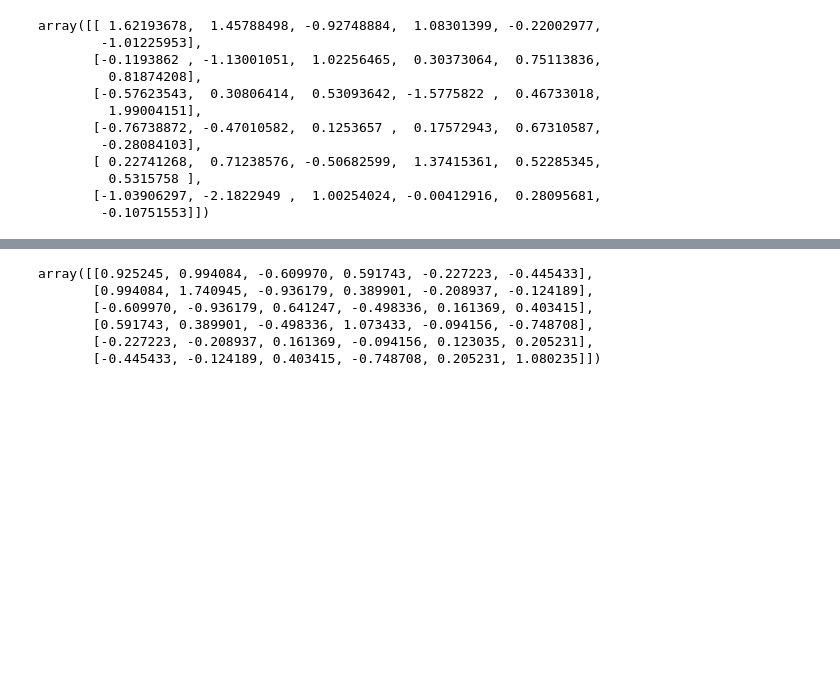
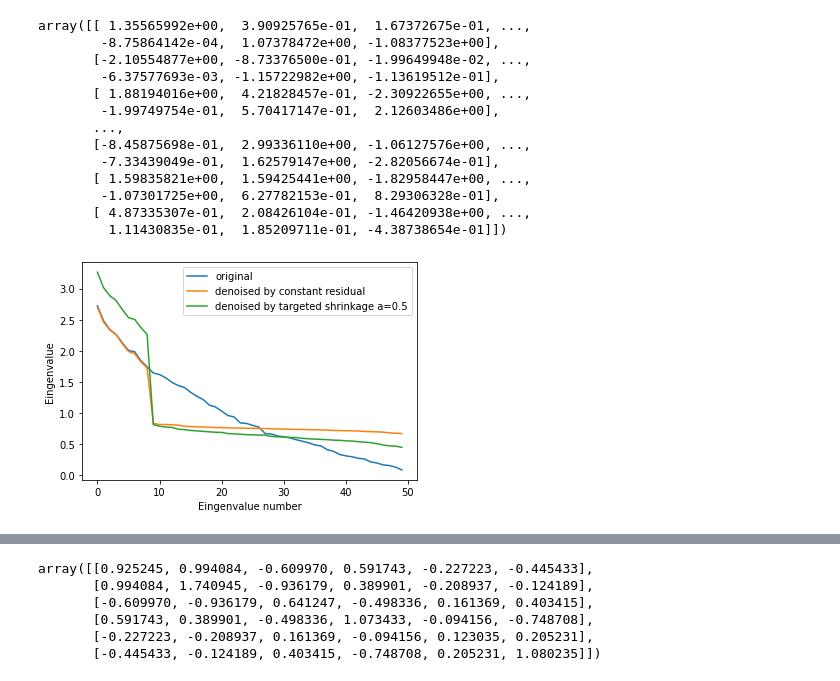
Before and after one commit to yashbhesaniya/fractional-differentiation-time-series, a Jupyter notebook: notebooks/test_detoning.ipynb, the cells around one changed output, grey strips where cells are left out. Cells and saved outputs as stored; diff of their text form; code cells hidden in the pictures; blank space fills up the shorter version.

Commit message:
denoising methods difference plot drawed

```diff
--- a/notebooks/test_detoning.ipynb
+++ b/notebooks/test_detoning.ipynb
@@ -21,22 +21,23 @@ import seaborn as sns
 
 import math
 # %%
-data=np.random.normal(0, 1, size=(6,6))
+data=np.random.normal(0, 1, size=(100,50))
 # %%
 data
 # %% [output]
-array([[ 1.62193678,  1.45788498, -0.92748884,  1.08301399, -0.22002977,
-        -1.01225953],
-       [-0.1193862 , -1.13001051,  1.02256465,  0.30373064,  0.75113836,
-         0.81874208],
-       [-0.57623543,  0.30806414,  0.53093642, -1.5775822 ,  0.46733018,
-         1.99004151],
-       [-0.76738872, -0.47010582,  0.1253657 ,  0.17572943,  0.67310587,
-        -0.28084103],
-       [ 0.22741268,  0.71238576, -0.50682599,  1.37415361,  0.52285345,
-         0.5315758 ],
-       [-1.03906297, -2.1822949 ,  1.00254024, -0.00412916,  0.28095681,
-        -0.10751553]])
+array([[ 1.35565992e+00,  3.90925765e-01,  1.67372675e-01, ...,
+        -8.75864142e-04,  1.07378472e+00, -1.08377523e+00],
+       [-2.10554877e+00, -8.73376500e-01, -1.99649948e-02, ...,
+        -6.37577693e-03, -1.15722982e+00, -1.13619512e-01],
+       [ 1.88194016e+00,  4.21828457e-01, -2.30922655e+00, ...,
+        -1.99749754e-01,  5.70417147e-01,  2.12603486e+00],
+       ...,
+       [-8.45875698e-01,  2.99336110e+00, -1.06127576e+00, ...,
+        -7.33439049e-01,  1.62579147e+00, -2.82056674e-01],
+       [ 1.59835821e+00,  1.59425441e+00, -1.82958447e+00, ...,
+        -1.07301725e+00,  6.27782153e-01,  8.29306328e-01],
+       [ 4.87335307e-01,  2.08426104e-01, -1.46420938e+00, ...,
+         1.11430835e-01,  1.85209711e-01, -4.38738654e-01]])
 # %%
 # Instanciate the Denoising transformer
 # 'fit_transform()' calculates Correlation, Covariance, EigenValues and
@@ -44,3 +45,35 @@ array([[ 1.62193678,  1.45788498, -0.92748884,  1.08301399, -0.22002977,
 denoise_processor = Denoising(detoning=False)
 
 denoised_obj = denoise_processor.run_denoising(data)
+# %%
+# Instanciate the Denoising transformer
+# 'fit_transform()' calculates Correlation, Covariance, EigenValues and
+#     EigenVectors of denoised covariance matrix
+denoise_processor_shrinkage = Denoising(method='shrinkage',detoning=False,alpha=0.5)
+
+denoised_obj_shrinkage = denoise_processor_shrinkage.run_denoising(data)
+# %%
+original_eval=np.diag(denoised_obj_shrinkage.get_eval_original)
+constant_eval=np.diag(denoised_obj.get_eval_denoised)
+shrinkage_eval=np.diag(denoised_obj_shrinkage.get_eval_denoised)
+# %%
+import numpy as np
+import matplotlib.pyplot as plt
+
+
+# Plotting
+plt.plot(original_eval, label='original')
+plt.plot(constant_eval, label='denoised by constant residual')
+plt.plot(shrinkage_eval, label='denoised by targeted shrinkage a=0.5')
+
+# Add labels and title
+plt.xlabel('Eingenvalue number')
+plt.ylabel('Eingenvalue')
+
+# Add legend
+plt.legend()
+
+# Show the plot
+plt.show()
+# %% [output]
+[figure, added]
```
Also changed, not shown: parts of 2 cells of this notebook.
